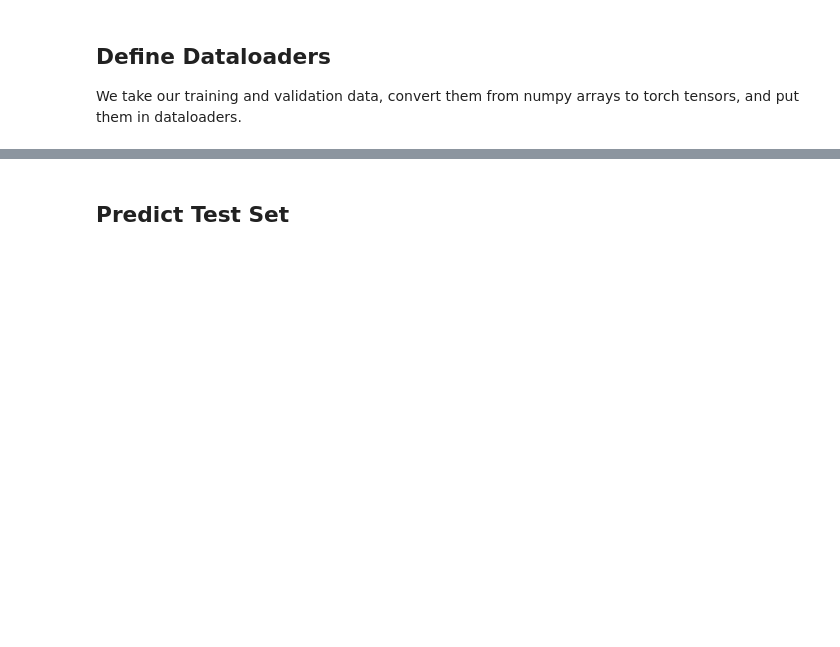
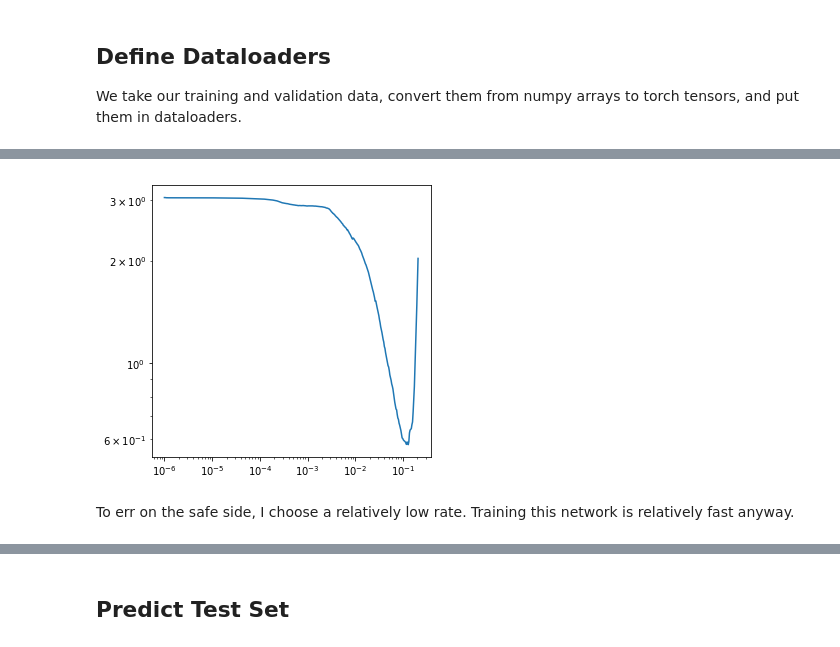
Before and after one commit to kk1694/Lang_Detect, a Jupyter notebook: Lang_Class.ipynb, the cells around one changed output, grey strips where cells are left out. Cells and saved outputs as stored; diff of their text form; code cells hidden in the pictures; blank space fills up the shorter version.

```diff
--- a/Lang_Class.ipynb
+++ b/Lang_Class.ipynb
@@ -51,13 +51,13 @@ TRAIN = PATH/'train_sampl'  # Directory for training text
 TEST_FN = PATH/'test'  # Filename for test text
 PATH_TMP = PATH/'tmp'  # Temporary directory to save progress
 
-MIN_FREQ = 5  # We'll replace words with lower frequency with unknown
+MIN_FREQ = 3  # We'll replace words with lower frequency with unknown
 SEQ_LEN = 32  # Length of the sequences passed into our GRU
 
 BS = 512  # Batch size for our RNN
 
-EMB_SZ = 300  # Dimension of word embeddings
-HIDDEN_SZ = 200  # Hidden layer dimension of the GRU
+EMB_SZ = 50  # Dimension of word embeddings
+HIDDEN_SZ = 250  # Hidden layer dimension of the GRU
 EMB_DROP = 0.25  # Dropout applied to embeddings
 LAYER_DROP = 0.25  # Dropout applied after GRU
 
@@ -244,20 +325,20 @@ class Lang_Detect(nn.Module):
                  hidden_sz = HIDDEN_SZ, out_sz = len(LANGS),
                  emb_drop = EMB_DROP, layer_drop = LAYER_DROP):
         super().__init__()
+        self.hidden_sz = hidden_sz
         self.emb = nn.Embedding(vocab_size, emb_sz)
         self.emb_drop = nn.Dropout(emb_drop)
-        self.emb.weight.data.uniform_(-0.05, 0.05)
+        self.emb.weight.data.uniform_(-0.05, 0.05)  # Initialize embeddings
         self.gru = nn.GRU(emb_sz, hidden_sz)
-        self.drop = nn.Dropout(layer_drop)
+        self.layer_drop = nn.Dropout(layer_drop)
         self.lout = nn.Linear(hidden_sz, out_sz)
-        self.hidden_sz = hidden_sz
 
     def forward(self, seq):
         bs, _ = seq.shape
-        h =  torch.zeros(1, bs, self.hidden_sz).cuda()
+        h =  torch.zeros(1, bs, self.hidden_sz).cuda()  # Initial empty hidden state
         embedded = self.emb(seq).transpose(0, 1)
         outputs, _ = self.gru(self.emb_drop(embedded), h)
-        output = self.lout(self.drop(outputs[-1]))
+        output = self.lout(self.layer_drop(outputs[-1]))
         return output
 # %%
 model = Lang_Detect().cuda()
@@ -266,13 +355,11 @@ loss_func = nn.CrossEntropyLoss().cuda()
 # %%
 def loss_batch(xb, yb, model, loss_func, opt=None):
-    '''https://github.com/fastai/fastai_v1/blob/master/dev_nb/001a_nn_basics.ipynb'''
-    # Note: changed this by adding yb.view(-1) to match dimensions
+
+    '''Calculates the loss for a minibatch, and (if opt is given) updates parameters'''
+    # Taken from: https://github.com/fastai/fastai_v1/blob/master/dev_nb/001a_nn_basics.ipynb
 
     loss = loss_func(model(xb.cuda()), yb.cuda())
-
-    if opt is not None:
-        loss.backward()
-        opt.step()
-        opt.zero_grad()
+    if opt is not None:  # Update parameters
+        loss.backward(); opt.step(); opt.zero_grad()
 
     return loss.item(), len(xb)
@@ -369 +489,7 @@ utils.accuracy(preds, y_val)
+# %%
+learn.lr_find()
+# %% [output]
+[figure, added]
+# %% [markdown]
+To err on the safe side, I choose a relatively low rate. Training this network is relatively fast anyway.
 # %%
```
Also changed, not shown: parts of 40 cells of this notebook.
